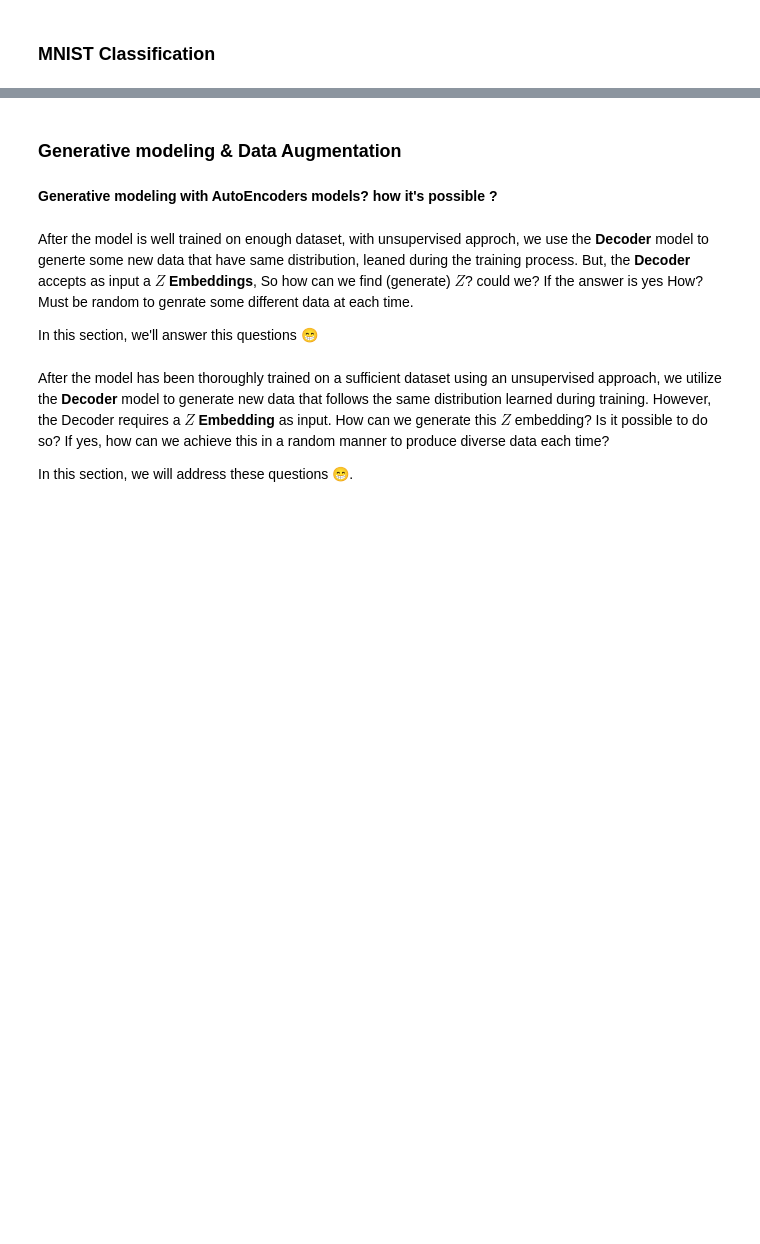
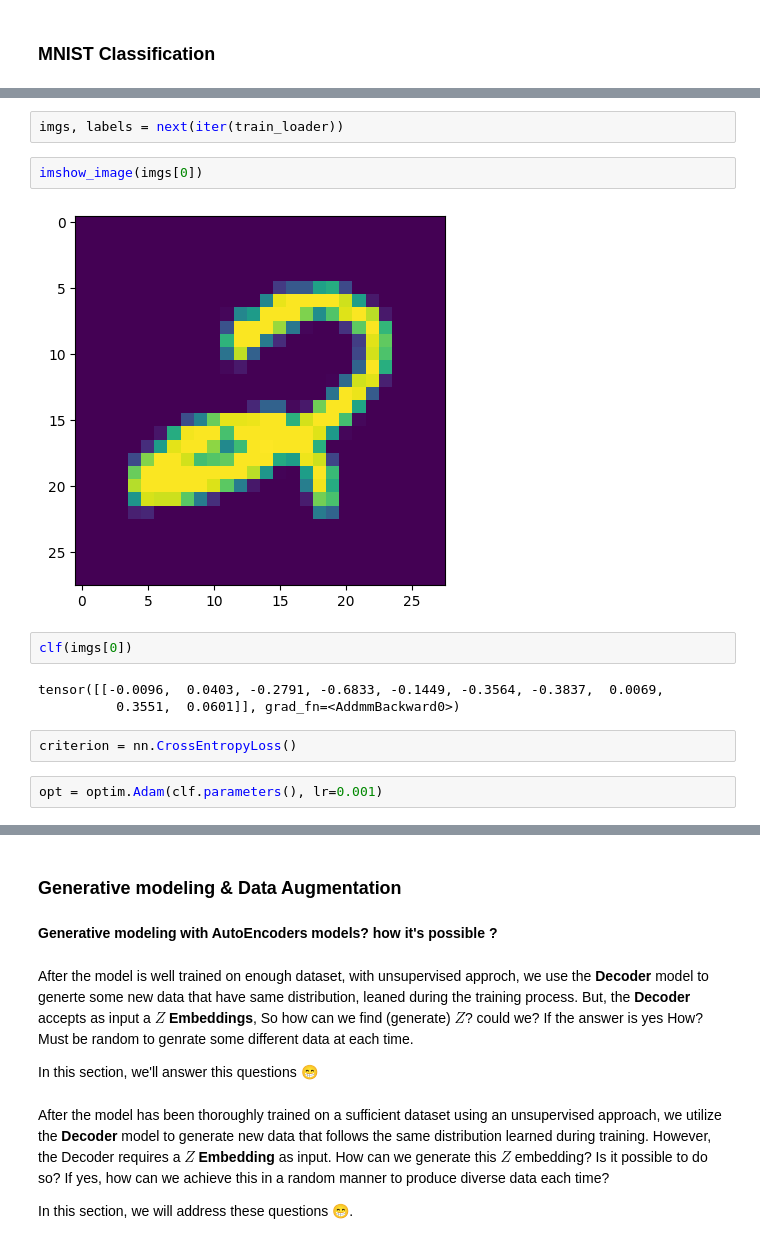
Before and after one commit to JamorMoussa/learn-DeepLearning, a Jupyter notebook: AutoEncoders/AutoEncoders-Architecture-In-DeepLearning.ipynb, the cells around one changed output, grey strips where cells are left out. Saved outputs shown, nothing was run; the diff lists cells and outputs as text; blank space fills up the shorter version.

```diff
--- a/AutoEncoders/AutoEncoders-Architecture-In-DeepLearning.ipynb
+++ b/AutoEncoders/AutoEncoders-Architecture-In-DeepLearning.ipynb
@@ -433,0 +447,15 @@ sns.heatmap(similarity.detach().numpy(), annot=True, linewidth=.5)
+# %%
+imgs, labels = next(iter(train_loader))
+# %%
+imshow_image(imgs[0])
+# %% [output]
+[figure, added]
+# %%
+clf(imgs[0])
+# %% [output]
+tensor([[-0.0096,  0.0403, -0.2791, -0.6833, -0.1449, -0.3564, -0.3837,  0.0069,
+          0.3551,  0.0601]], grad_fn=<AddmmBackward0>)
+# %%
+criterion = nn.CrossEntropyLoss()
+# %%
+opt = optim.Adam(clf.parameters(), lr=0.001)
```
Also changed, not shown: parts of 29 cells of this notebook.
